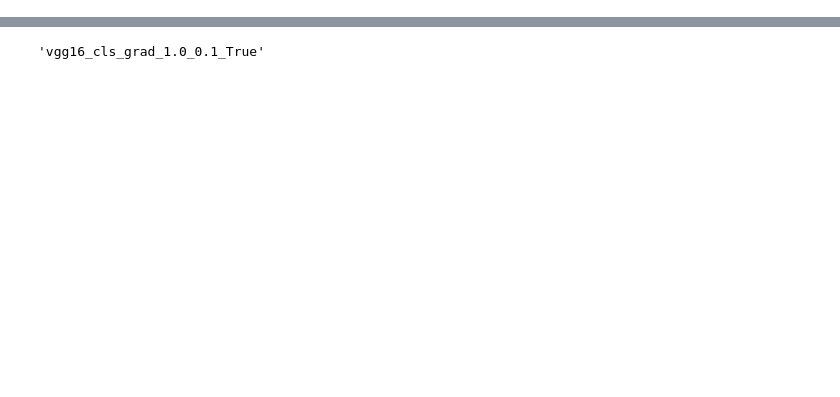
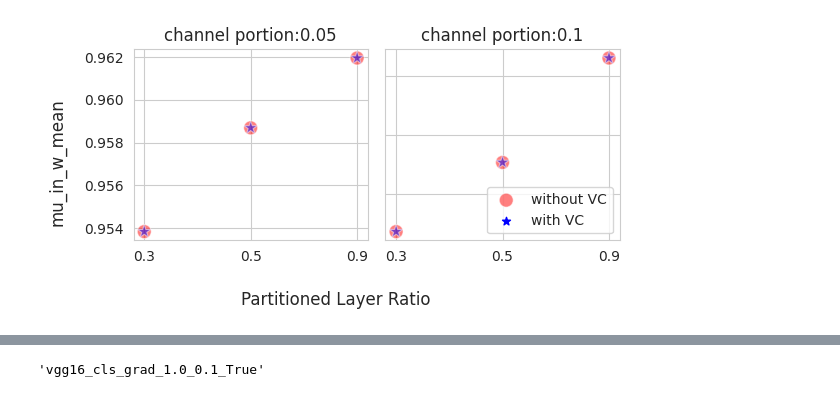
Before and after one commit to fxnnxc/parchgrad, a Jupyter notebook: labs/evaluate_attribution/custom_metric_table.ipynb, the cells around one changed output, grey strips where cells are left out. Cells and saved outputs as stored; diff of their text form; code cells hidden in the pictures; blank space fills up the shorter version.

```diff
--- a/labs/evaluate_attribution/custom_metric_table.ipynb
+++ b/labs/evaluate_attribution/custom_metric_table.ipynb
@@ -204,3 +205,27 @@ plt.savefig("outputs/resnet18_mu.pdf")
+# %%
+qs = ['0.05', '0.1']
+fig, axes = plt.subplots(1,2 ,figsize=(6,3))
+
+name='mu_in_w_mean'
+for q, ax in zip(qs, axes):
+    t = df[(df['encoder']=='vgg16')&(df['input_attrib']=='grad')&(df['quantile']==q)]
+    sns.scatterplot(x='layer_ratio', y='mu_in_w_mean', data=t, hue='variance_conservation', ax=ax, s=100,
+                     style="variance_conservation", markers=['o', '*'], palette=('blue', 'red'), hue_order=['True', 'False'], alpha=0.5)
+    # ax.set_ylim(0.875, 0.95)
+    ax.set_title(f"channel portion:{q}")
+    if q == '0.05':
+        ax.get_legend().remove()
+    else:
+        ax.legend(['without VC', 'with VC'], loc='lower right', title=None)
+        ax.set_yticklabels([])
+    ax.set_ylabel(None)
+    ax.set_xlabel(None)
+fig.supylabel(name)
+fig.supxlabel("Partitioned Layer Ratio")
+plt.tight_layout()
+plt.savefig("outputs/vgg16_mu.pdf")
+# %% [output]
+[figure, added]
 # %%
 qs = ['0.05', '0.1']
 fig, axes = plt.subplots(1,2 ,figsize=(6,3))
```
Also changed, not shown: parts of 6 cells of this notebook, 3 other files.
